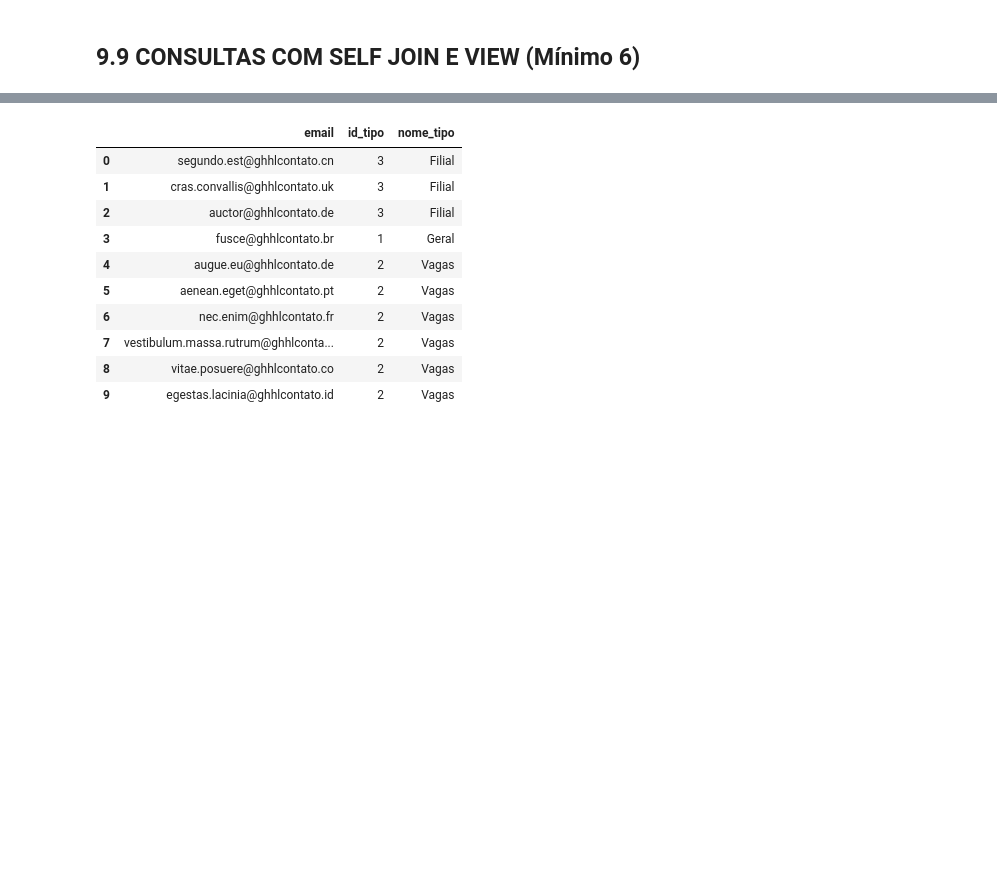
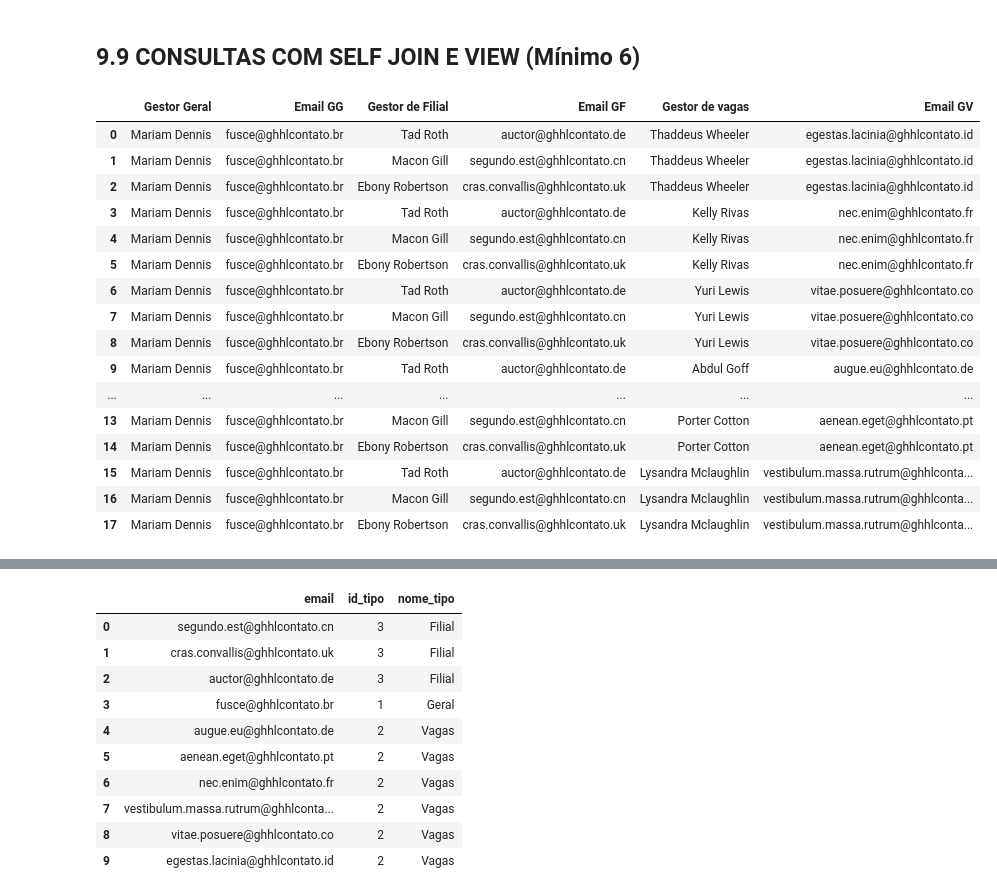
Before and after one commit to MateusLannes/Trabalho_BD1_2022, a Jupyter notebook: Files/ColabGHHL_Contrat.ipynb, the cells around one changed output, grey strips where cells are left out. Cells and saved outputs as stored; diff of their text form; code cells hidden in the pictures; blank space fills up the shorter version.

```diff
--- a/Files/ColabGHHL_Contrat.ipynb
+++ b/Files/ColabGHHL_Contrat.ipynb
@@ -1414,3 +1414,34 @@ res
 | 19 | 22 | Allen Avery | 1980-02-21 | aliquam adipiscing lacus. Ut nec | 2.0 | 22.0 | 4.0 | NaN | ... |
 # %% [markdown]
 ## 9.9 CONSULTAS COM SELF JOIN E VIEW (Mínimo 6)
+# %%
+#Gestor de vagas que respondem a gestores de filiais que respondem a um gestor geral
+res = pd.read_sql_query("""
+
+SELECT ug.nome as "Gestor Geral",gg.email as "Email GG",
+ uf.nome as "Gestor de Filial", gf.email as "Email GF",
+ u.nome  as "Gestor de vagas", gv.email as "Email GV"
+From Gestor as gg join usuario as ug on(gg.fk_usuario_id=ug.id),
+Gestor as gf join usuario as uf on(uf.id=gf.fk_usuario_id),
+gestor as gv join usuario as u on(gv.fk_usuario_id=u.id)
+WHERE gg.id_tipo=1 and gf.id_tipo=3 and gv.id_tipo=2;
+""",conn)
+res
+# %% [output]
+|  | Gestor Geral | Email GG | Gestor de Filial | Email GF | Gestor de vagas | Email GV |
+| 0 | Mariam Dennis | fusce@ghhlcontato.br | Tad Roth | auctor@ghhlcontato.de | Thaddeus Wheeler | egestas.lacinia@ghhlcontato.id |
+| 1 | Mariam Dennis | fusce@ghhlcontato.br | Macon Gill | segundo.est@ghhlcontato.cn | Thaddeus Wheeler | egestas.lacinia@ghhlcontato.id |
+| 2 | Mariam Dennis | fusce@ghhlcontato.br | Ebony Robertson | cras.convallis@ghhlcontato.uk | Thaddeus Wheeler | egestas.lacinia@ghhlcontato.id |
+| 3 | Mariam Dennis | fusce@ghhlcontato.br | Tad Roth | auctor@ghhlcontato.de | Kelly Rivas | nec.enim@ghhlcontato.fr |
+| 4 | Mariam Dennis | fusce@ghhlcontato.br | Macon Gill | segundo.est@ghhlcontato.cn | Kelly Rivas | nec.enim@ghhlcontato.fr |
+| 5 | Mariam Dennis | fusce@ghhlcontato.br | Ebony Robertson | cras.convallis@ghhlcontato.uk | Kelly Rivas | nec.enim@ghhlcontato.fr |
+| 6 | Mariam Dennis | fusce@ghhlcontato.br | Tad Roth | auctor@ghhlcontato.de | Yuri Lewis | vitae.posuere@ghhlcontato.co |
+| 7 | Mariam Dennis | fusce@ghhlcontato.br | Macon Gill | segundo.est@ghhlcontato.cn | Yuri Lewis | vitae.posuere@ghhlcontato.co |
+| 8 | Mariam Dennis | fusce@ghhlcontato.br | Ebony Robertson | cras.convallis@ghhlcontato.uk | Yuri Lewis | vitae.posuere@ghhlcontato.co |
+| 9 | Mariam Dennis | fusce@ghhlcontato.br | Tad Roth | auctor@ghhlcontato.de | Abdul Goff | augue.eu@ghhlcontato.de |
+| ... | ... | ... | ... | ... | ... | ... |
+| 13 | Mariam Dennis | fusce@ghhlcontato.br | Macon Gill | segundo.est@ghhlcontato.cn | Porter Cotton | aenean.eget@ghhlcontato.pt |
+| 14 | Mariam Dennis | fusce@ghhlcontato.br | Ebony Robertson | cras.convallis@ghhlcontato.uk | Porter Cotton | aenean.eget@ghhlcontato.pt |
+| 15 | Mariam Dennis | fusce@ghhlcontato.br | Tad Roth | auctor@ghhlcontato.de | Lysandra Mclaughlin | vestibulum.massa.rutrum@ghhlconta... |
+| 16 | Mariam Dennis | fusce@ghhlcontato.br | Macon Gill | segundo.est@ghhlcontato.cn | Lysandra Mclaughlin | vestibulum.massa.rutrum@ghhlconta... |
+| 17 | Mariam Dennis | fusce@ghhlcontato.br | Ebony Robertson | cras.convallis@ghhlcontato.uk | Lysandra Mclaughlin | vestibulum.massa.rutrum@ghhlconta... |
```
Also changed, not shown: parts of 1 cell of this notebook.
